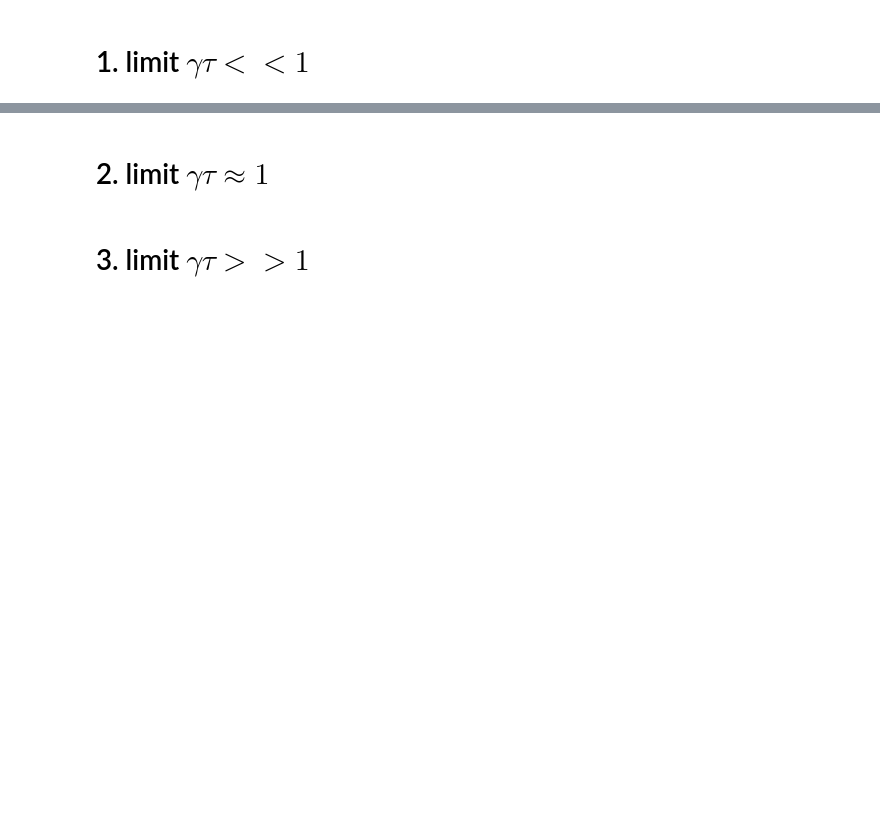
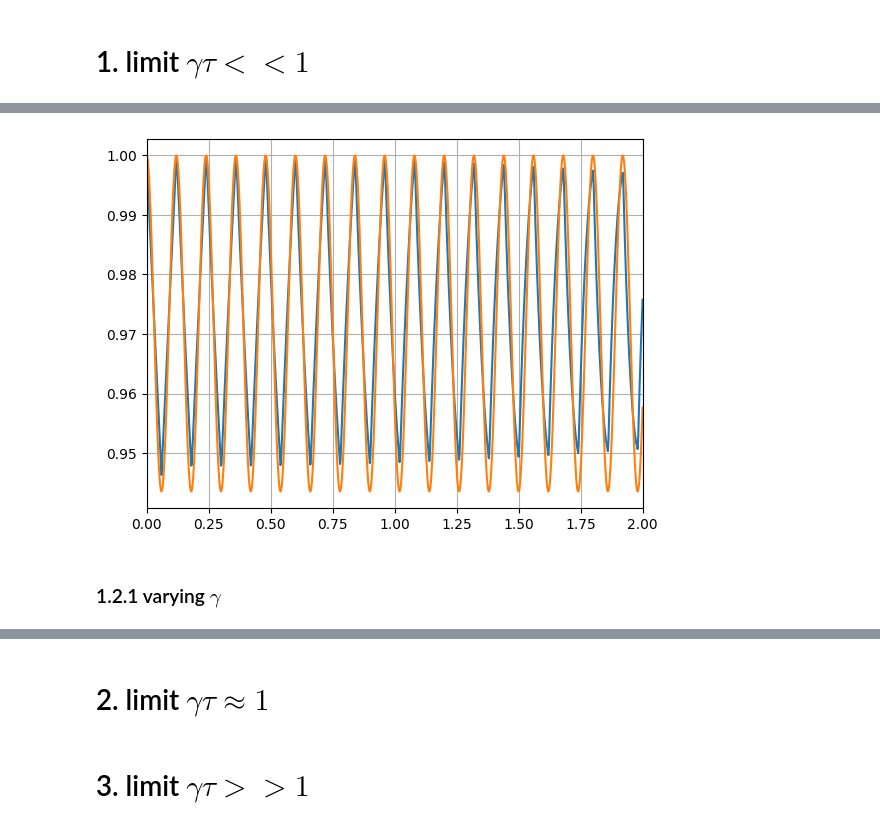
Before and after one commit to Taitoos2/Non_Markovian_Cavity, a Jupyter notebook: Article_notebook.ipynb, the cells around one changed output, grey strips where cells are left out. Cells and saved outputs as stored; diff of their text form; code cells hidden in the pictures; blank space fills up the shorter version.

```diff
--- a/Article_notebook.ipynb
+++ b/Article_notebook.ipynb
@@ -33,0 +88,13 @@ plt.show()
+# %%
+mv = np.mean(np.abs(e)[0:100])
+dif = (1-mv)
+
+plt.plot(t,np.abs(e))
+plt.plot(t,mv+dif*np.cos(np.pi/tau*t))
+plt.xlim(0,2)
+plt.grid()
+plt.show()
+# %% [output]
+[figure, added]
+# %% [markdown]
+### 1.2.1 varying $\gamma$
```
Also changed, not shown: parts of 21 cells of this notebook.
